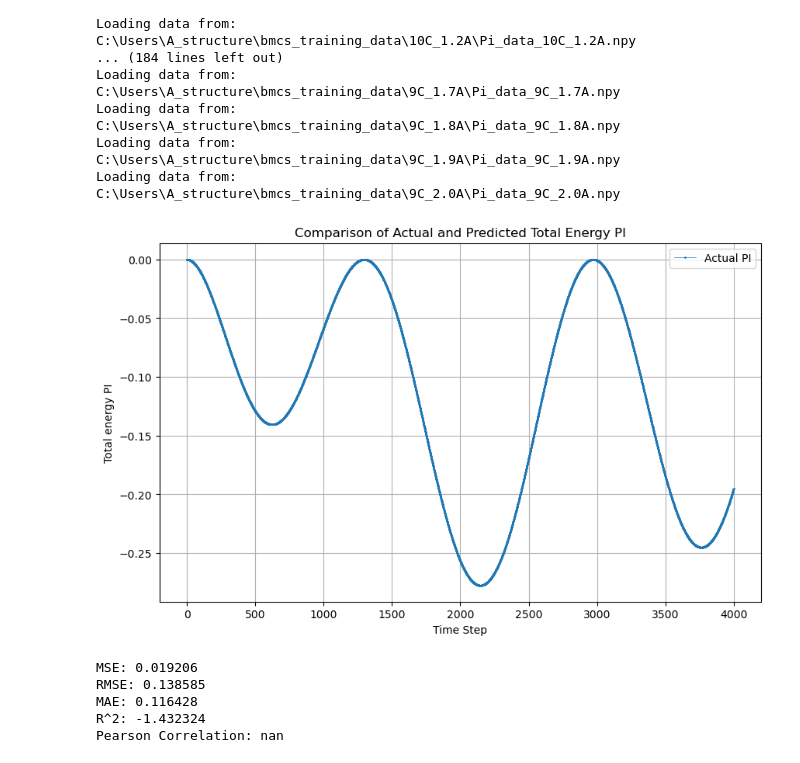
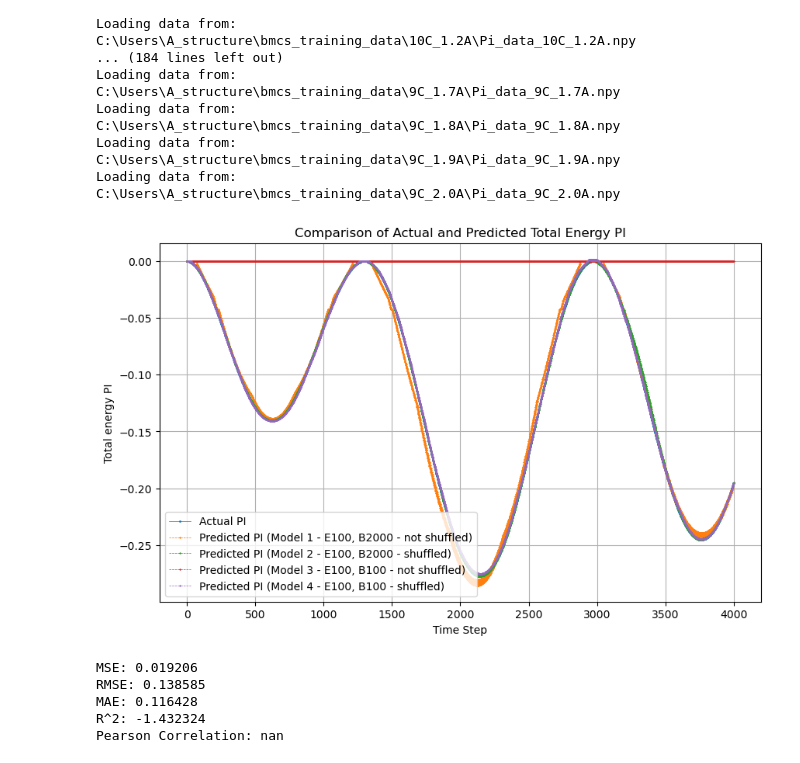
Before and after one commit to bmcs-group/bmcs_ml, a Jupyter notebook: bmcs_ml/ml_pi_predictor/prediction_check_3.ipynb, the cells around one changed output. Drawn from its saved outputs; the diff is of its cells as text; code cells hidden in the pictures.

Commit message:
prediction_check3 update

```diff
--- a/bmcs_ml/ml_pi_predictor/prediction_check_3.ipynb
+++ b/bmcs_ml/ml_pi_predictor/prediction_check_3.ipynb
@@ -90,38 +90,38 @@ for i in range(len(eps_t)):
     with torch.no_grad():
         pred_1 = model_1(input_tensor).cpu().numpy().flatten()[0]
         pred_2 = model_2(input_tensor).cpu().numpy().flatten()[0]
         pred_3 = model_3(input_tensor).cpu().numpy().flatten()[0]
         pred_4 = model_4(input_tensor).cpu().numpy().flatten()[0]
 
     predictions_1.append(pred_1)
     predictions_2.append(pred_2)
     predictions_3.append(pred_3)
     predictions_4.append(pred_4)
 
 
 # Convert lists to numpy arrays
 predictions_1 = np.array(predictions_1)
 predictions_2 = np.array(predictions_2)
 predictions_3 = np.array(predictions_3)
 predictions_4 = np.array(predictions_4)
 
 
 # Plot results
 plt.figure(figsize=(10, 6))
 plt.plot(pi_n1, label='Actual PI', linestyle='-', marker='o', markersize=1, linewidth=0.5)
-# plt.plot(predictions_1 - predictions_1[0] , label='Predicted PI (Model 1 - E100, B2000 - not shuffled)', linestyle='--', marker='x', markersize=1, linewidth=0.5)
-# plt.plot(predictions_2 - predictions_2[0], label='Predicted PI (Model 2 - E100, B2000 - shuffled)', linestyle='--', marker='x', markersize=1, linewidth=0.5)
-# plt.plot(predictions_3 - predictions_3[0], label='Predicted PI (Model 3 - E100, B100 - not shuffled)', linestyle='--', marker='x', markersize=1, linewidth=0.5)
-# plt.plot(predictions_4 - predictions_4[0], label='Predicted PI (Model 4 - E100, B100 - shuffled)', linestyle='--', marker='x', markersize=1, linewidth=0.5)
+plt.plot(predictions_1 - predictions_1[0] , label='Predicted PI (Model 1 - E100, B2000 - not shuffled)', linestyle='--', marker='x', markersize=1, linewidth=0.5)
+plt.plot(predictions_2 - predictions_2[0], label='Predicted PI (Model 2 - E100, B2000 - shuffled)', linestyle='--', marker='x', markersize=1, linewidth=0.5)
+plt.plot(predictions_3 - predictions_3[0], label='Predicted PI (Model 3 - E100, B100 - not shuffled)', linestyle='--', marker='x', markersize=1, linewidth=0.5)
+plt.plot(predictions_4 - predictions_4[0], label='Predicted PI (Model 4 - E100, B100 - shuffled)', linestyle='--', marker='x', markersize=1, linewidth=0.5)
 
 plt.xlabel("Time Step")
 plt.ylabel("Total energy PI")
 plt.legend()
 plt.title("Comparison of Actual and Predicted Total Energy PI")
 plt.grid()
 plt.show()
 # %% [output]
-[figure, old version]
+[figure, new version]
 # %%
 
 
```
Also changed, not shown: parts of 1 cell of this notebook.
